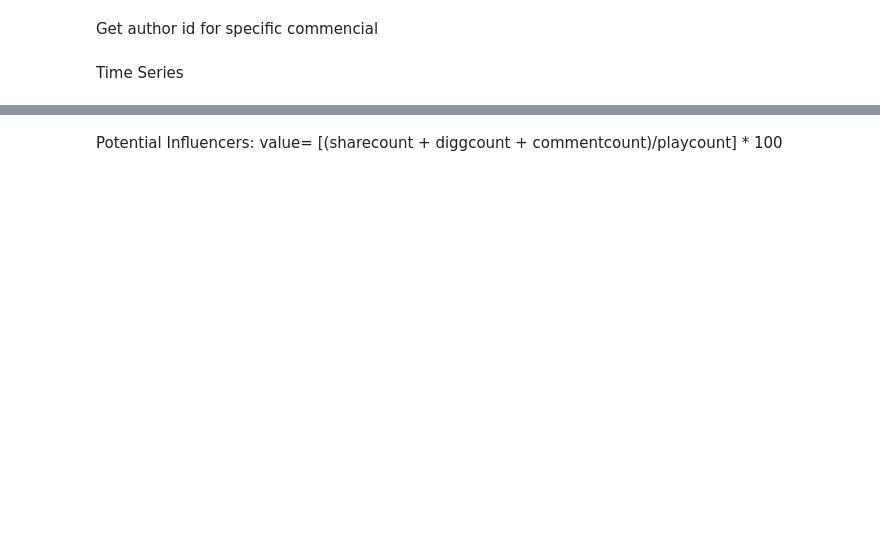
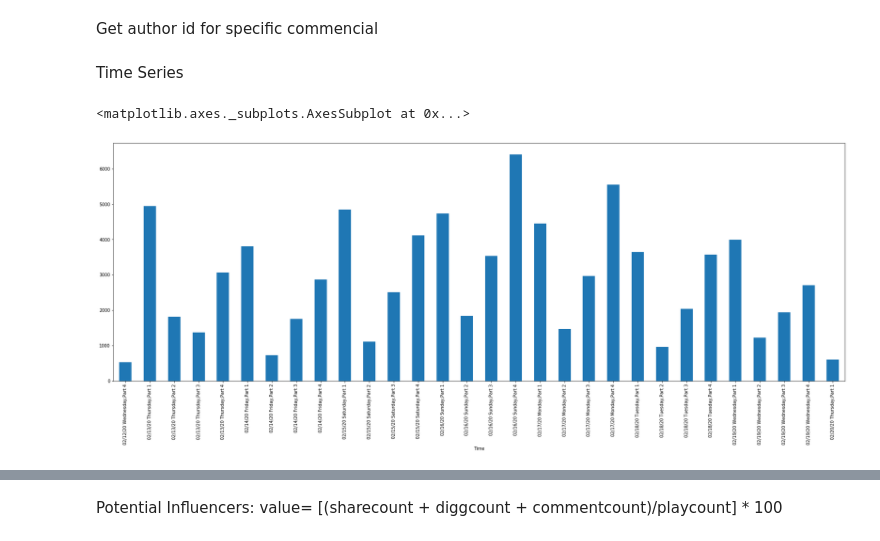
Before and after one commit to mhaiskarshridhar/TikTok_Analysis, a Jupyter notebook: TikTok_Analysis.ipynb, the cells around one changed output, grey strips where cells are left out. Cells and saved outputs as stored; diff of their text form; code cells hidden in the pictures; blank space fills up the shorter version.

```diff
--- a/TikTok_Analysis.ipynb
+++ b/TikTok_Analysis.ipynb
@@ -127,4 +134,15 @@ def hashtag(sub):
     return(df_sub_string)
 # %% [markdown]
 Time Series
+# %%
+arima_df=pd.DataFrame()
+mean_comment=pd.DataFrame()
+mean_comment['Time']=arima_df['time']=df_final['Bin Time'][0]
+arima_df['comment']=df_final['Diggcount List'][0]
+mean_comment['Per Change']=arima_df['comment'].diff()
+mean_comment=mean_comment.groupby('Time')['Per Change'].sum()
+mean_comment.plot.bar(figsize=(30,10))
+# %% [output]
+<matplotlib.axes._subplots.AxesSubplot at 0x...>
+[figure, added]
 # %%
```
Also changed, not shown: parts of 7 cells of this notebook.
